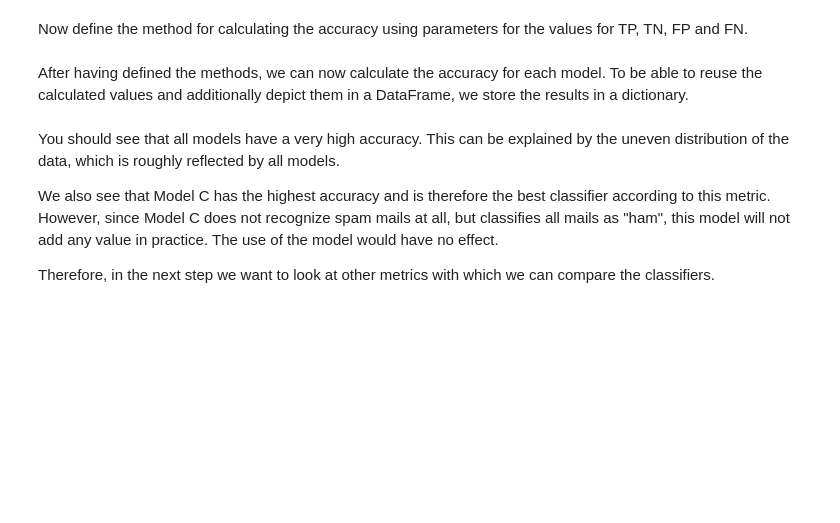
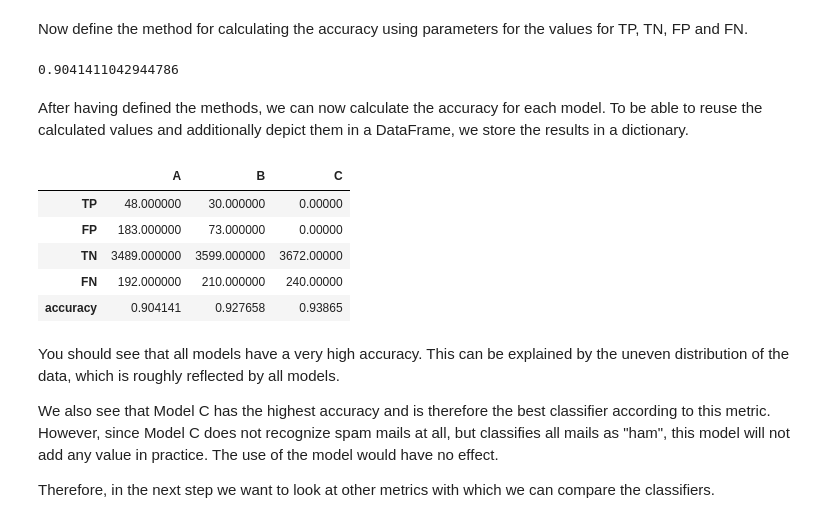
Before and after one commit to shreyanshu28/text-analysis, a Jupyter notebook: Assignment3/DSTA_assignment_3_students.ipynb, the cells around one changed output. Drawn from its saved outputs; the diff is of its cells as text; code cells hidden in the pictures; blank space fills up the shorter version.

```diff
--- a/Assignment3/DSTA_assignment_3_students.ipynb
+++ b/Assignment3/DSTA_assignment_3_students.ipynb
@@ -699,13 +922,23 @@ $$
 First, define methods that return TP, TN, FP and FN for a given model from the DataFrame.
 # %%
 def true_positives(df: pd.DataFrame, prediction_column: str, gold_label_column: str = "label_num") -> int:
-    return ### your code ###
+    df["New"] = df.apply(lambda x: 1 if x[prediction_column]==x[gold_label_column] and\
+         x[prediction_column] > 0 else 0, axis = 1)
+    #print(df["New"].tolist())
+    return df["New"].sum()### your code ###
 
 def true_negatives(df: pd.DataFrame, prediction_column: str, gold_label_column: str = "label_num") -> int:
-    return ### your code ###
+    df["New"] = df.apply(lambda x: 1 if x[prediction_column]==x[gold_label_column] and\
+    x[prediction_column] == 0 else 0, axis = 1)
+    #print(df["New"].tolist())
+    return df["New"].sum()
 
 def false_positives(df: pd.DataFrame, prediction_column: str, gold_label_column: str = "label_num") -> int:
-    return ### your code ###
+    df["New"] = df.apply(lambda x: 1 if x[prediction_column]>x[gold_label_column] else 0, axis = 1)
+    #print(df["New"].tolist())
+    return df["New"].sum()
 
 def false_negatives(df: pd.DataFrame, prediction_column: str, gold_label_column: str = "label_num") -> int:
-    return ### your code ###
+    df["New"] = df.apply(lambda x: 1 if x[prediction_column]<x[gold_label_column] else 0, axis = 1)
+    #print(df["New"].tolist())
+    return df["New"].sum()
@@ -712,28 +956,50 @@ def false_negatives(df: pd.DataFrame, prediction_column: str, gold_label_column:
 # %% [markdown]
 Now define the method for calculating the accuracy using parameters for the values for TP, TN, FP and FN.
-# %%
-def accuracy(### your code ###) -> float:
-    return ### your code ###
+# %%
+def accuracy(df: pd.DataFrame, prediction_column: str, gold_label_column: str = "label_num"):
+    t_p = true_positives(df, prediction_column, gold_label_column)
+    t_n = true_negatives(df, prediction_column, gold_label_column)
+    f_p = false_positives(df, prediction_column, gold_label_column)
+    f_n = false_negatives(df, prediction_column, gold_label_column)
+    accuracy_val = (t_p+t_n)/(t_p+t_n+f_p+f_n)
+    return accuracy_val
+# %%
+# test
+accuracy(class_distribution, "Model A", "Gold Labels")
+# %% [output]
+0.9041411042944786
 # %% [markdown]
 After having defined the methods, we can now calculate the accuracy for each model. To be able to reuse the calculated values and additionally depict them in a DataFrame, we store the results in a dictionary.
 # %%
 # dictionary for storing all results
 evaluation_results = {}
 
 for model in ["A", "B", "C"]:
     # column with the predicted labels from the model in the df
     prediction_column = f"prediction_model_{model}"
-
+    str_temp = "Model "+model
     # save TP, FP, TN and FN for this model
     evaluation_results[model] = {
+        "TP":int(true_positives(class_distribution, str_temp, "Gold Labels")),
+        "FP":false_positives(class_distribution, str_temp, "Gold Labels"),
+        "TN":true_negatives(class_distribution, str_temp, "Gold Labels"),
+        "FN":false_negatives(class_distribution, str_temp, "Gold Labels"),
         ### your code ###
     }
 
     # save accuracy for this model
-    evaluation_results[model]["accuracy"] = ### your code ###
+    evaluation_results[model]["accuracy"] = \
+        accuracy(class_distribution,str_temp , "Gold Labels")
 
 # create a temporary DataFrame for displaying the results in a table
 pd.DataFrame(evaluation_results)
+# %% [output]
+|  | A | B | C |
+| TP | 48.000000 | 30.000000 | 0.00000 |
+| FP | 183.000000 | 73.000000 | 0.00000 |
+| TN | 3489.000000 | 3599.000000 | 3672.00000 |
+| FN | 192.000000 | 210.000000 | 240.00000 |
+| accuracy | 0.904141 | 0.927658 | 0.93865 |
 # %% [markdown]
 You should see that all models have a very high accuracy. This can be explained by the uneven distribution of the data, which is roughly reflected by all models.
 
```
Also changed, not shown: parts of 55 cells of this notebook.
